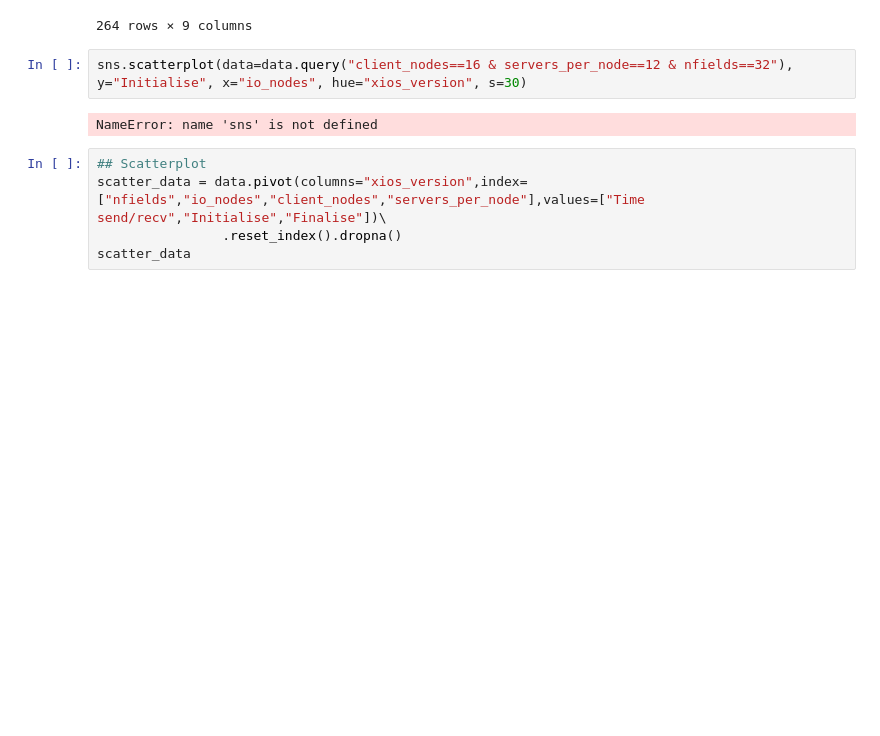
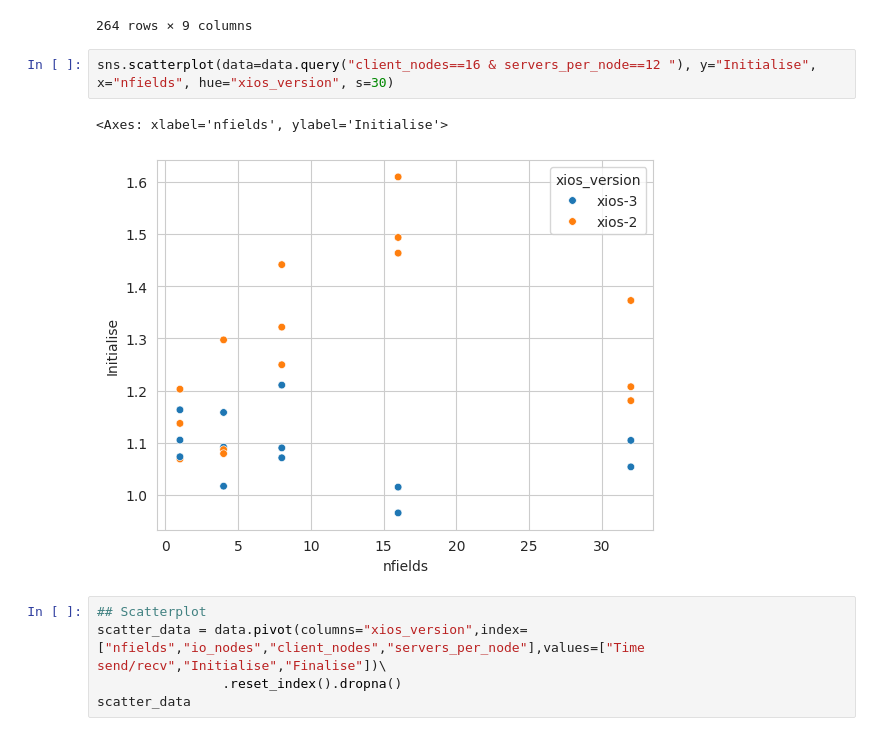
Before and after one commit to lucaparisi91/xios-benchmark, a Jupyter notebook: analysis/analysis.ipynb, the cells around one changed output. Drawn from its saved outputs; the diff is of its cells as text; blank space fills up the shorter version.

```diff
--- a/analysis/analysis.ipynb
+++ b/analysis/analysis.ipynb
@@ -25,9 +25,10 @@ data
 | 263 | 0.537494 | 0.816908 | 9.232104 | 32 | write | 8 | 1 | 1 | ... |
 264 rows × 9 columns
 # %%
-sns.scatterplot(data=data.query("client_nodes==16 & servers_per_node==12 & nfields==32"), y="Initialise", x="io_nodes", hue="xios_version", s=30)
+sns.scatterplot(data=data.query("client_nodes==16 & servers_per_node==12 "), y="Initialise", x="nfields", hue="xios_version", s=30)
 # %% [output]
-NameError: name 'sns' is not defined
+<Axes: xlabel='nfields', ylabel='Initialise'>
+[figure, added]
 # %%
 ## Scatterplot
 scatter_data = data.pivot(columns="xios_version",index=["nfields","io_nodes","client_nodes","servers_per_node"],values=["Time send/recv","Initialise","Finalise"])\
```
Also changed, not shown: parts of 1 cell of this notebook.
